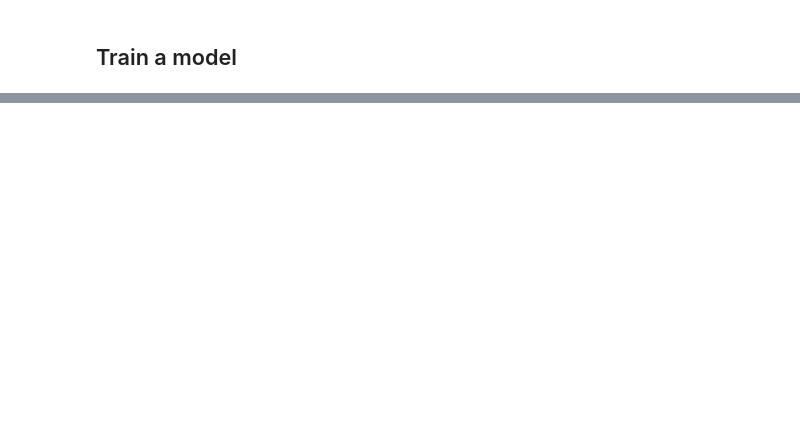
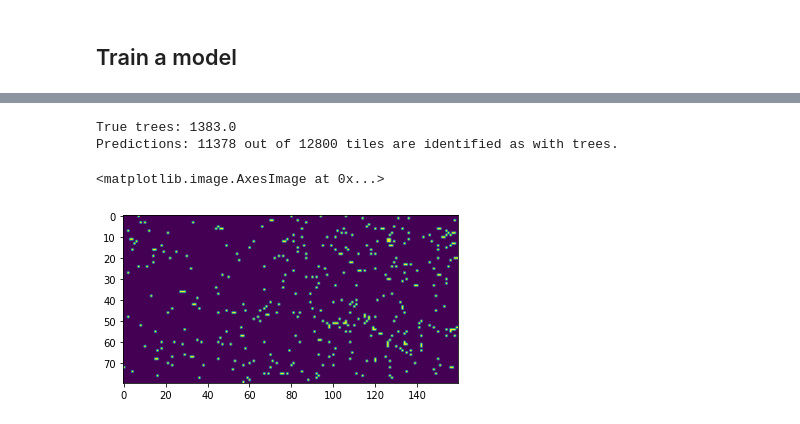
Before and after one commit to LuiseStrathe/urbaneagle_visionai, a Jupyter notebook: notebooks/Base_Model_01.ipynb, the cells around one changed output, grey strips where cells are left out. Saved outputs shown, nothing was run; the diff lists cells and outputs as text; code cells hidden in the pictures; blank space fills up the shorter version.

Commit message:
model 01 finished

```diff
--- a/notebooks/Base_Model_01.ipynb
+++ b/notebooks/Base_Model_01.ipynb
@@ -281,0 +349,8 @@ predictions.shape
+# %%
+# predict
+threshold = 0.3
+probabilities = model.predict(tiles)
+predictions = [1 if x >= threshold else 0 for x in probabilities]
+predictions = np.array(predictions)
+# The tiles_info stores: vertical_index, horizontal_index, true label, probability, hor_mean, ver_mean
+tile_info[:,3] = probabilities[:,0]
@@ -281,0 +359,18 @@ predictions.shape
+# %%
+#count true predictions
+true_predictions = sum(1 if x == y else 0 for x, y in zip(predictions, tile_labels))
+true_predictions_count = sum(true_predictions)
+print(f"True trees: {tile_count.sum()}")
+print(f"Predictions: {true_predictions_count} out of {len(predictions)} tiles are identified as with trees.")
+# %% [output]
+True trees: 1383.0
+Predictions: 11378 out of 12800 tiles are identified as with trees.
+# %%
+# show labeled tiles
+tiles_show = predictions.reshape(num_vertical_tiles, num_horizontal_tiles)
+tiles_show[tiles_show == 0] = 0
+tiles_show[tiles_show > 0] = 1
+plt.imshow(tiles_show)
+# %% [output]
+<matplotlib.image.AxesImage at 0x...>
+[figure, added]
```
Also changed, not shown: parts of 35 cells of this notebook, 8 other files.
